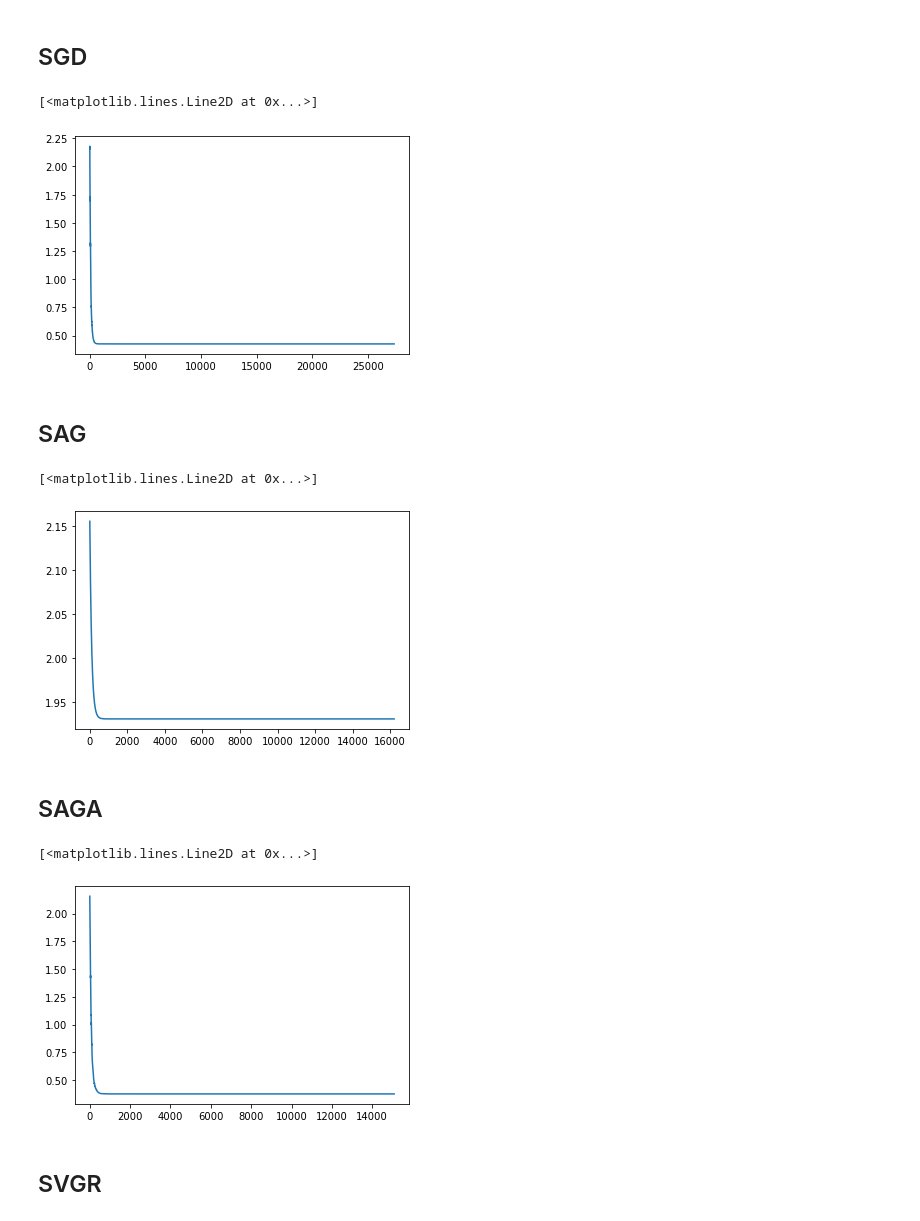
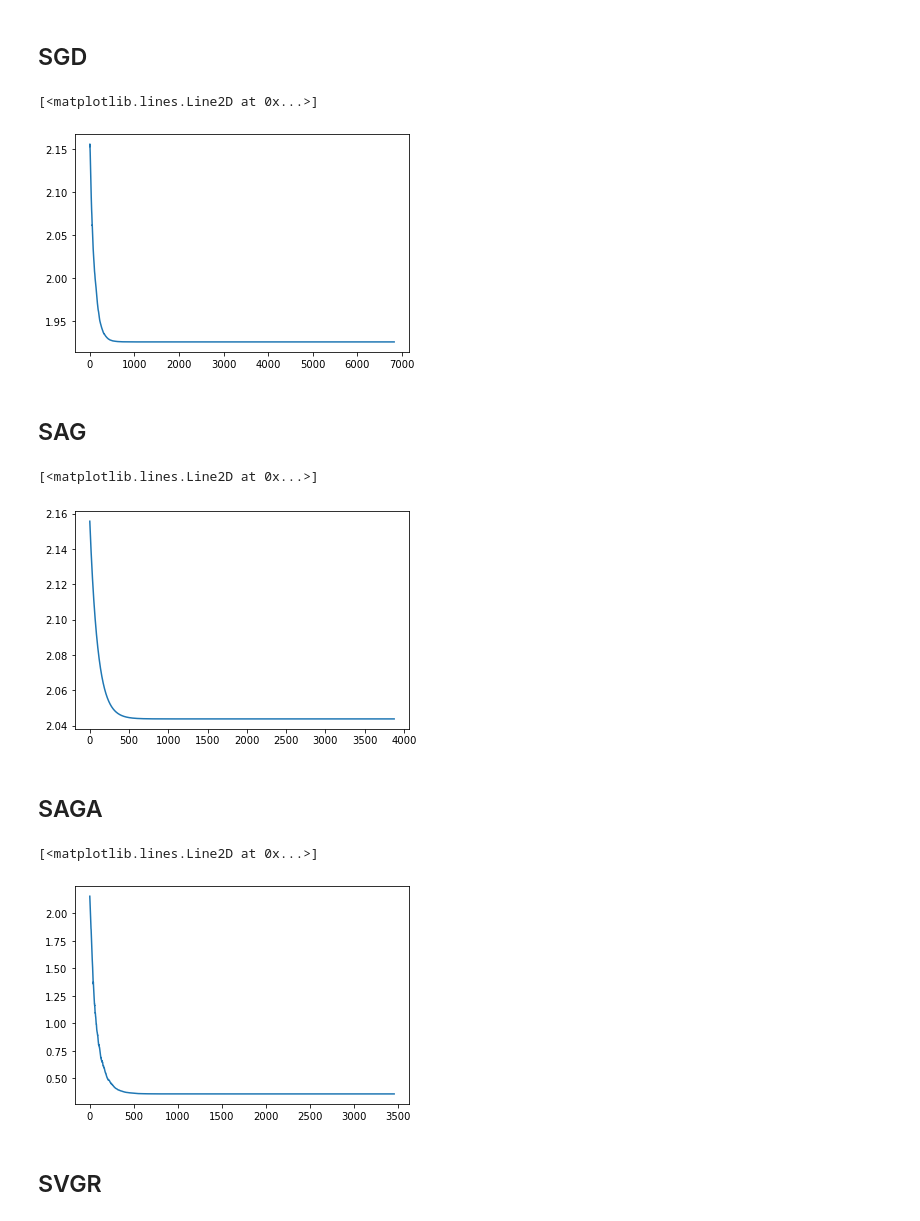
Before and after one commit to AlbertoSinigaglia/optimizer-sarah-spiderboost-snvrg, a Jupyter notebook: optimizers.ipynb, the cells around one changed output. Saved outputs shown, nothing was run; the diff lists cells and outputs as text; code cells hidden in the pictures.

```diff
--- a/optimizers.ipynb
+++ b/optimizers.ipynb
@@ -3,7 +3,8 @@
 # %%
 NUM_ITERS = 1000000
 DPI_PLOTS = 100
-MAX_RUNTIME = 5
+MAX_RUNTIME = 2
+FRAME_ANIMATION = 100
 # %%
 # from  sklearn.datasets import load_diabetes
 from tensorflow import keras
@@ -90,10 +91,12 @@ def grad_array(data, w, targets):
 ## SGD
 # %%
 w = np.copy(starting_point)
-track_mse_sgd = [loss(data, w, targets)]
+track_error_sgd = [loss(data, w, targets)]
 track_time_sgd = [0]
+track_w_sgd = [w]
+time_counter = time.time()
 start =  time.time()
-step = 0.01
+step = 0.001
 
 for i in range(NUM_ITERS):
     if MAX_RUNTIME and MAX_RUNTIME < time.time() - start:
@@ -104,13 +107,16 @@ for i in range(NUM_ITERS):
     step *= .99
 
     track_time_sgd.append(time.time() - start)
-    track_mse_sgd.append(loss(data, w, targets))
+    track_error_sgd.append(loss(data, w, targets))
+    if (time.time() - time_counter) > MAX_RUNTIME / FRAME_ANIMATION :
+        time_counter = time.time()
+        track_w_sgd.append(w)
 # %%
 import matplotlib.pyplot as plt
-plt.plot(track_mse_sgd)
+plt.plot(track_error_sgd)
 # %% [output]
 [<matplotlib.lines.Line2D at 0x...>]
-[figure, old version]
+[figure, new version]
 # %% [markdown]
 ## SAG
 # %%
@@ -135,9 +146,9 @@ for i in range(NUM_ITERS):
 # %%
 import matplotlib.pyplot as plt
-plt.plot(track_mse_sag)
+plt.plot(track_error_sag)
 # %% [output]
 [<matplotlib.lines.Line2D at 0x...>]
-[figure, old version]
+[figure, new version]
 # %% [markdown]
 ## SAGA
 # %%
@@ -163,9 +180,9 @@ for i in range(NUM_ITERS):
 # %%
 import matplotlib.pyplot as plt
-plt.plot(track_mse_saga)
+plt.plot(track_error_saga)
 # %% [output]
 [<matplotlib.lines.Line2D at 0x...>]
-[figure, old version]
+[figure, new version]
 # %% [markdown]
 ## SVGR
 # %%
```
Also changed, not shown: parts of 22 cells of this notebook, 1 other file.
